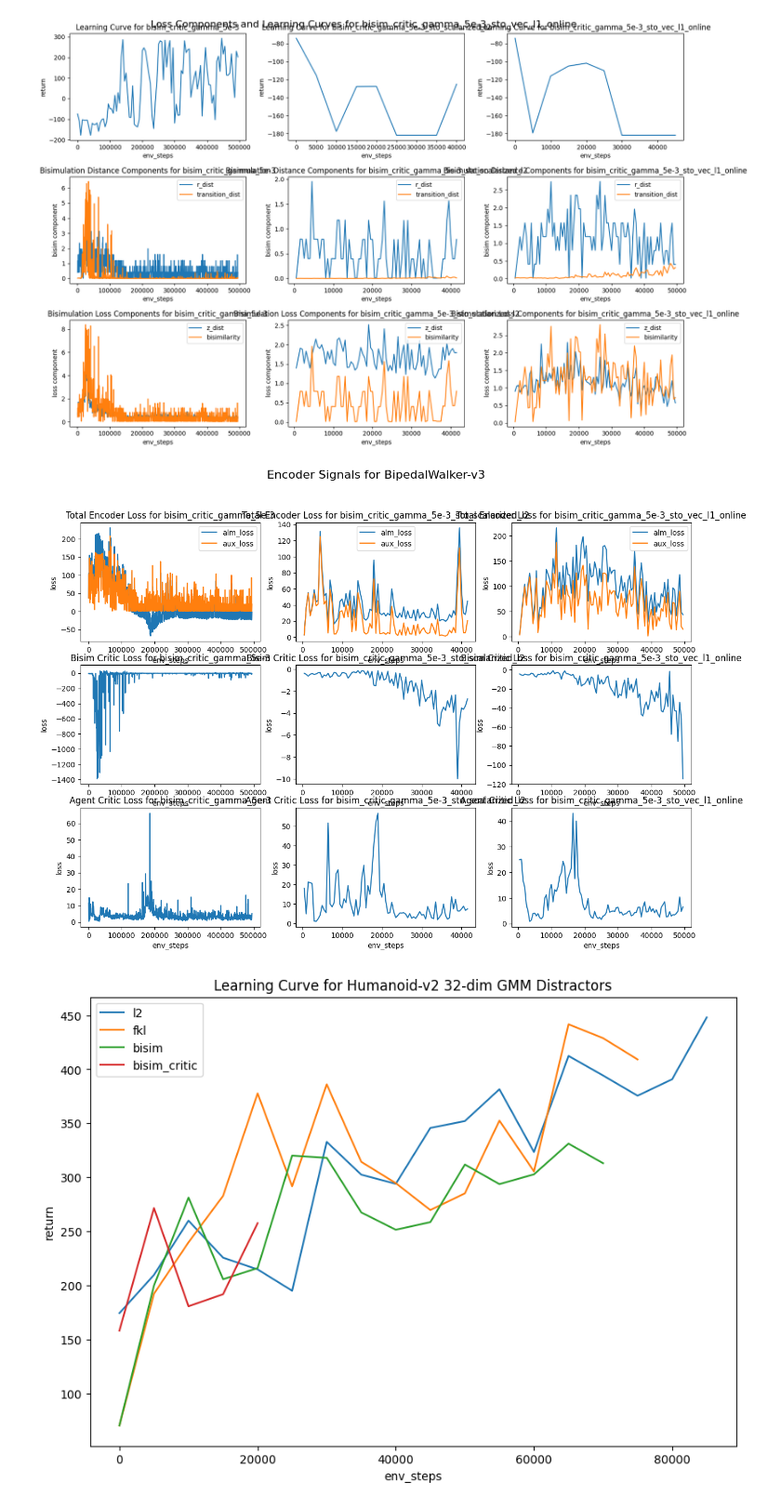
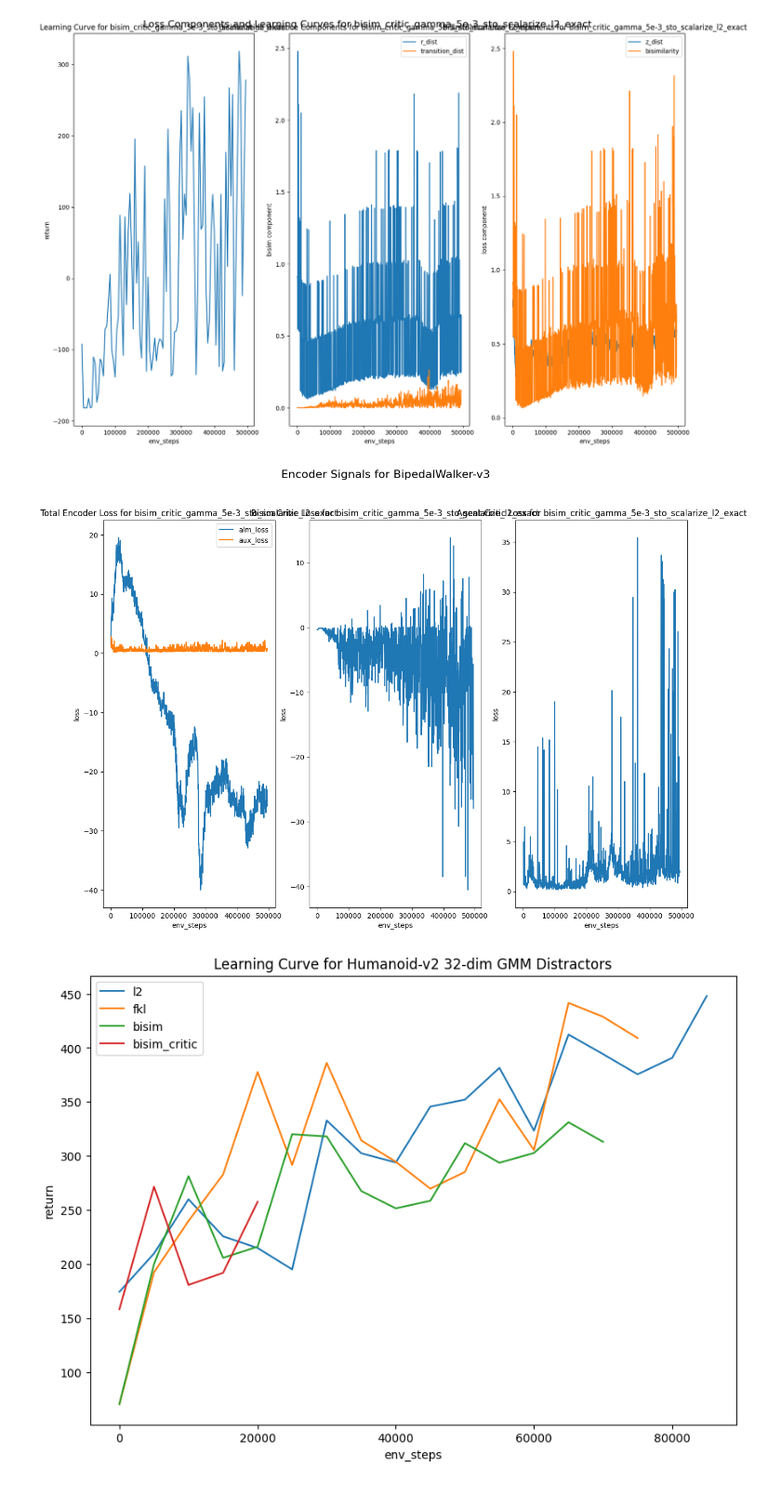
Before and after one commit to rytse/self-predictive-rl, a Jupyter notebook: mujoco_code/vis2.ipynb, the cells around one changed output. Shown: that part at 93% size. Saved outputs shown, nothing was run; the diff lists cells and outputs as text; code cells hidden in the pictures.

```diff
--- a/mujoco_code/vis2.ipynb
+++ b/mujoco_code/vis2.ipynb
@@ -122,10 +122,10 @@ bipedalwalker_datasets = OrderedDict(
         #     "bisim_critic_challenger",
         #     Path("./logs/BipedalWalker-v3/2024-10-11-23-32-24+54874-54874/"),
         # ),
-        (
-            "bisim_critic_gamma_5e-3",
-            Path("./logs/BipedalWalker-v3/2024-10-12-11-23-24+69174-69174/"),
-        ),
+        # (
+        #     "bisim_critic_gamma_5e-3",
+        #     Path("./logs/BipedalWalker-v3/2024-10-12-11-23-24+69174-69174/"),
+        # ),
         # (
         #     "bisim_critic_gamma_5e-3_det",
         #     Path("./logs/BipedalWalker-v3/2024-10-12-22-11-42+81855-81855/"),
@@ -138,13 +138,17 @@ bipedalwalker_datasets = OrderedDict(
         #     "bisim_critic_gamma_5e-3_sto_scalarized",
         #     Path("./logs/BipedalWalker-v3/2024-10-13-17-58-53+614099-614099/"),
         # ),
+        # (
+            # "bisim_critic_gamma_5e-3_sto_scalarized_l2",
+        #     Path("./logs/BipedalWalker-v3/2024-10-13-21-03-20+13823-13823/"),
+        # ),
+        # (
+        #     "bisim_critic_gamma_5e-3_sto_vec_l1_online",
+        #     Path("./logs/BipedalWalker-v3/2024-10-13-21-38-31+15579-15579/"),
+        # ),
         (
-            "bisim_critic_gamma_5e-3_sto_scalarized_l2",
-            Path("./logs/BipedalWalker-v3/2024-10-13-21-03-20+13823-13823/"),
-        ),
-        (
-            "bisim_critic_gamma_5e-3_sto_vec_l1_online",
-            Path("./logs/BipedalWalker-v3/2024-10-13-21-38-31+15579-15579/"),
+            "bisim_critic_gamma_5e-3_sto_scalarize_l2_exact",
+            Path("./logs/BipedalWalker-v3/2024-10-14-04-17-15+668866-668866/")
         ),
     ]
 )
@@ -157,5 +161,5 @@ plot_encoder_signals(bipedalwalker_datasets, "BipedalWalker-v3")
-[figure, old version]
+[figure, new version]
-[figure, old version]
+[figure, new version]
 # %%
 humanoid_datasets = OrderedDict(
     [
```
Also changed, not shown: parts of 1 cell of this notebook, 3 other files.
